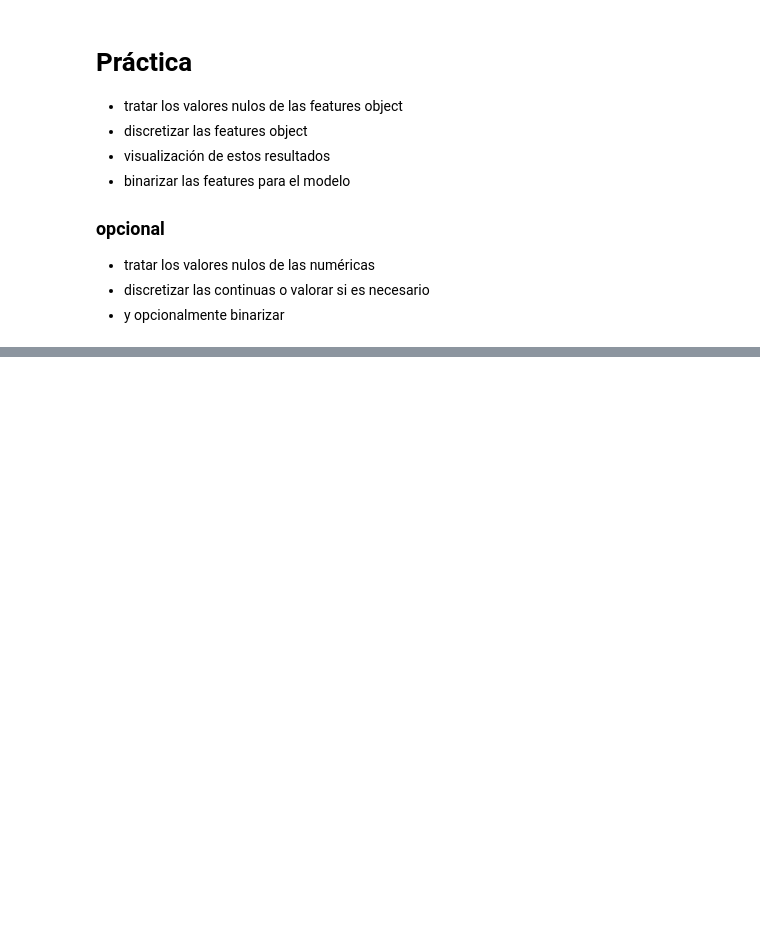
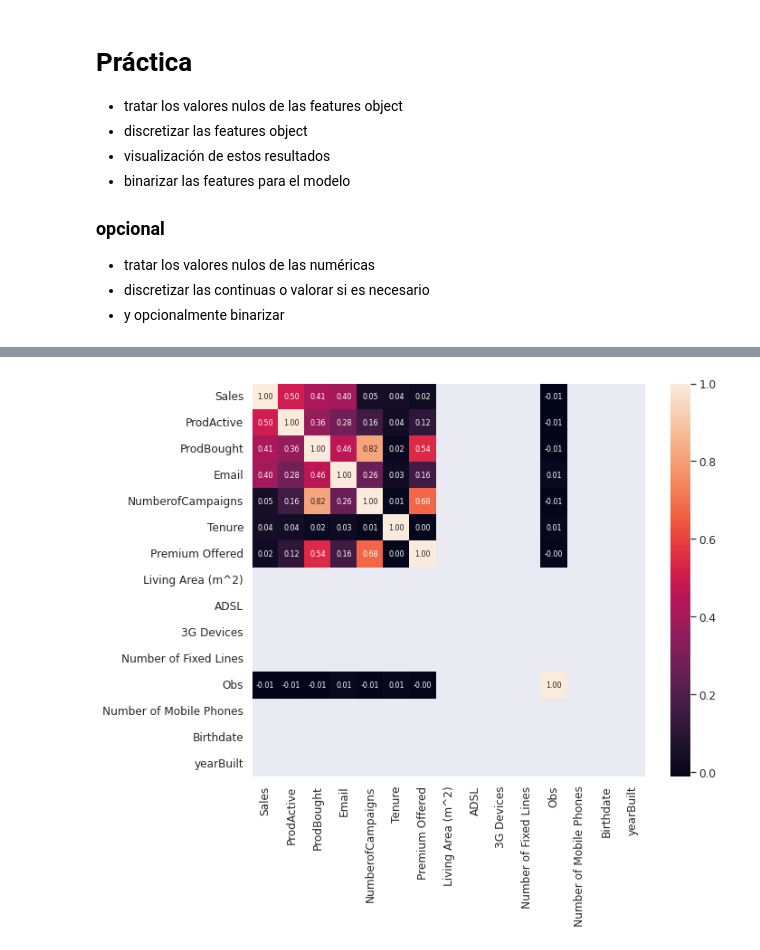
Before and after one commit to ricardocarreras/Bootcamp_DataScience_student, a Jupyter notebook: 01_Building_OptimalPremiumModel_primera_parte.ipynb, the cells around one changed output, grey strips where cells are left out. Saved outputs shown, nothing was run; the diff lists cells and outputs as text; code cells hidden in the pictures; blank space fills up the shorter version.

```diff
--- a/01_Building_OptimalPremiumModel_primera_parte.ipynb
+++ b/01_Building_OptimalPremiumModel_primera_parte.ipynb
@@ -562,0 +1813,4 @@ data_1.Province.nunique()
+# %%
+# Drop `Price Sensitivity`
+dataset[0].drop(['Price Sensitivity'], axis=1, inplace=True)
+dataset[1].drop(['Price Sensitivity'], axis=1, inplace=True)
@@ -562,0 +2086,4 @@ data_1.Province.nunique()
+# %%
+# Select numerical features
+num_features_0 = dataset[0].select_dtypes(include=[np.number])
+num_features_0.dtypes
@@ -562,0 +2121,14 @@ data_1.Province.nunique()
+# %%
+# Sales correlation matrix
+k = 15 #number of variables for heatmap
+plt.figure(figsize=(10,8))
+corrmat = num_features_0.corr()
+# picking the top 15 correlated features
+cols = corrmat.nlargest(k, 'Sales')['Sales'].index
+cm = np.corrcoef(num_features_0[cols].values.T)
+sns.set(font_scale=1.10)
+hm = sns.heatmap(cm, cbar=True, annot=True, square=True, fmt='.2f', annot_kws={'size': 8},
+                 yticklabels=cols.values, xticklabels=cols.values)
+plt.show()
+# %% [output]
+[figure, added]
```
Also changed, not shown: parts of 341 cells of this notebook.
